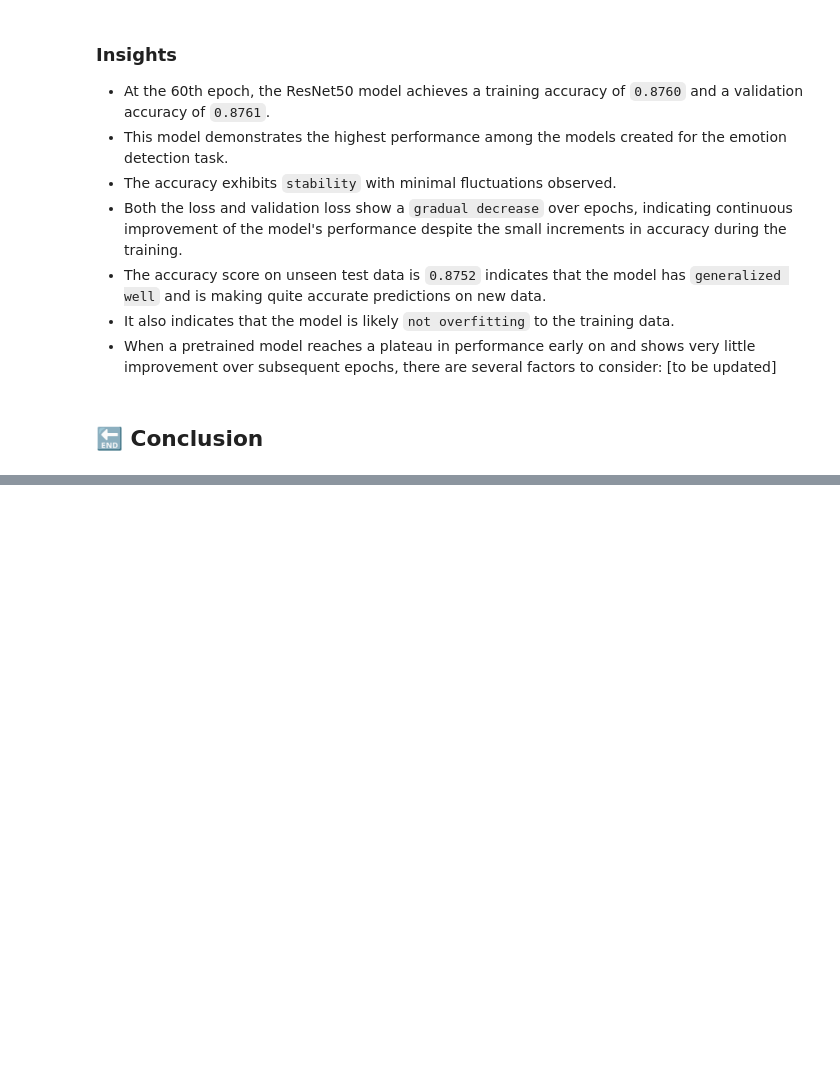
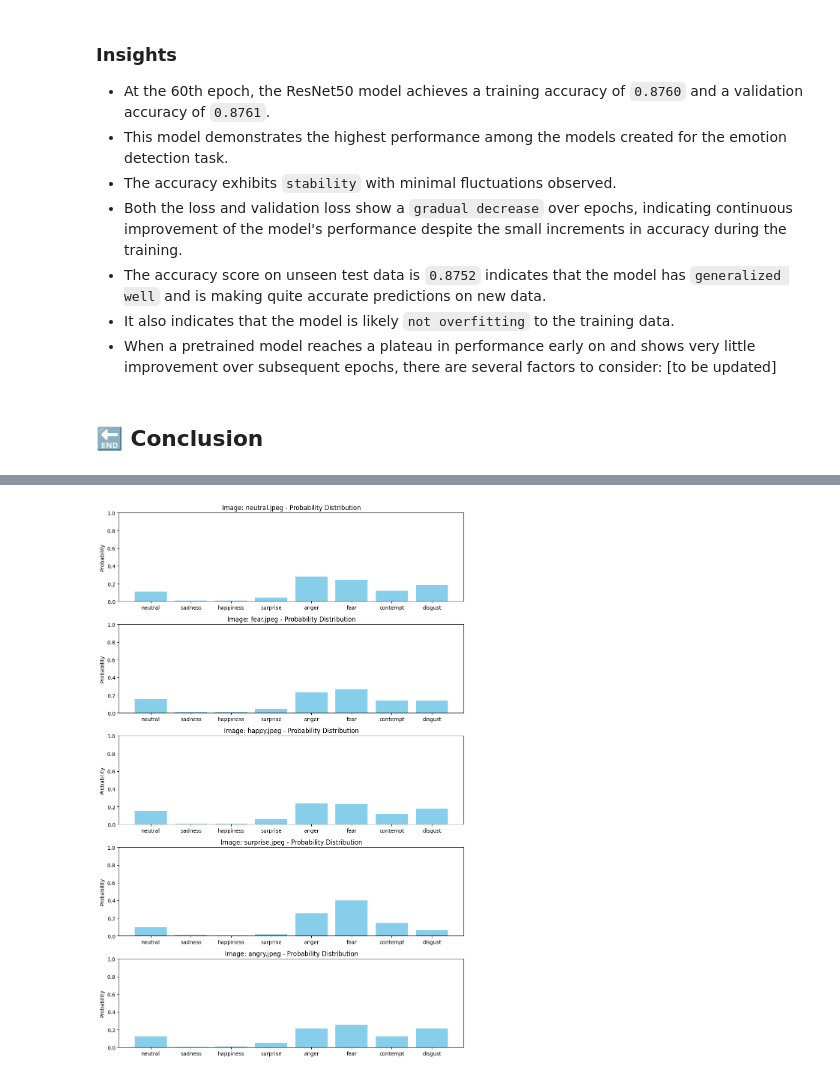
Before and after one commit to kritp03/SC1015-Mini-Project, a Jupyter notebook: SC1015_Mini_Project.ipynb, the cells around one changed output, grey strips where cells are left out. Saved outputs shown, nothing was run; the diff lists cells and outputs as text; code cells hidden in the pictures; blank space fills up the shorter version.

```diff
--- a/SC1015_Mini_Project.ipynb
+++ b/SC1015_Mini_Project.ipynb
@@ -1044,0 +1144,4 @@ plot_acc_loss(history)
+# %%
+plot_probability_distributions(img_path, predictions)
+# %% [output]
+[figure, added]
```
Also changed, not shown: parts of 12 cells of this notebook.
